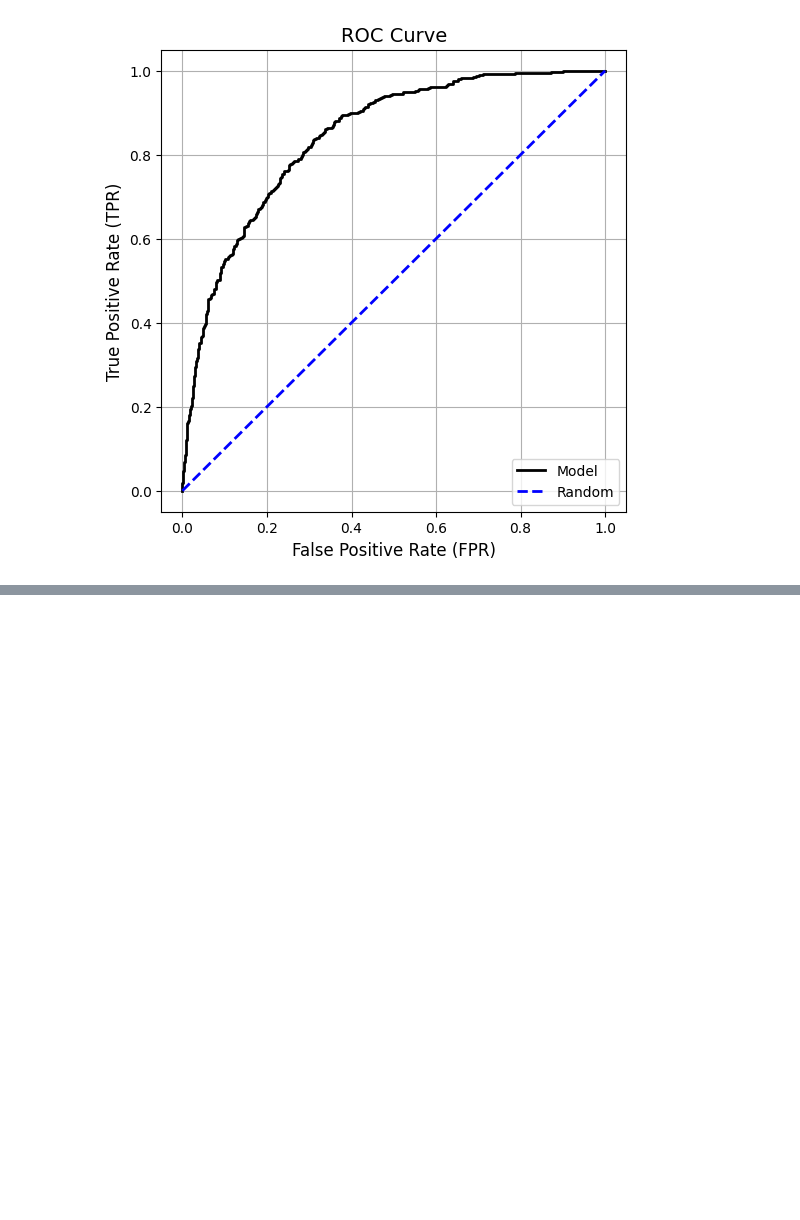
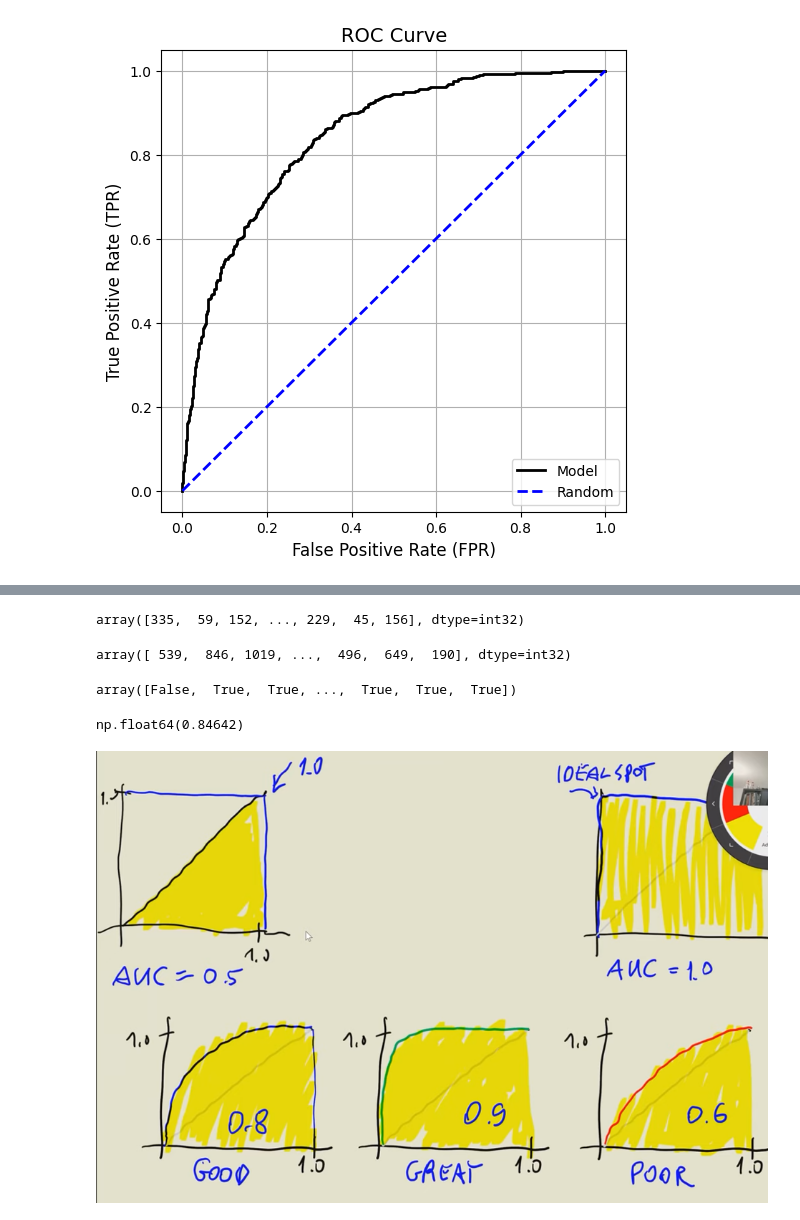
Before and after one commit to Elhamkhorasani/MLZoomCamp, a Jupyter notebook: ML_ZoomCamp_Projects/Evaluation.ipynb, the cells around one changed output, grey strips where cells are left out. Cells and saved outputs as stored; diff of their text form; code cells hidden in the pictures; blank space fills up the shorter version.

```diff
--- a/ML_ZoomCamp_Projects/Evaluation.ipynb
+++ b/ML_ZoomCamp_Projects/Evaluation.ipynb
@@ -586,0 +680,28 @@ plt.show()
+# %%
+pos_ind # 10000 random churnings
+# %% [output]
+array([335,  59, 152, ..., 229,  45, 156], dtype=int32)
+# %%
+neg_ind # 10000 random non churnings
+# %% [output]
+array([ 539,  846, 1019, ...,  496,  649,  190], dtype=int32)
+# %%
+pos[pos_ind]>neg[neg_ind] # scores
+# %% [output]
+array([False,  True,  True, ...,  True,  True,  True])
+# %%
+n = 50000
+
+np.random.seed(1)
+pos_ind = np.random.randint(0, len(pos), size=n)
+neg_ind = np.random.randint(0, len(neg), size=n)
+
+(pos[pos_ind] > neg[neg_ind]).mean()
+# %% [output]
+np.float64(0.84642)
+# %%
+from IPython.display import Image, display
+image_path  = r'C:\Users\amirr\MLZoomCamp\ML_ZoomCamp_Projects\ROC_AUC_3.png'
+display(Image(filename=image_path))
+# %% [output]
+[figure, added]
```
Also changed, not shown: parts of 17 cells of this notebook.
